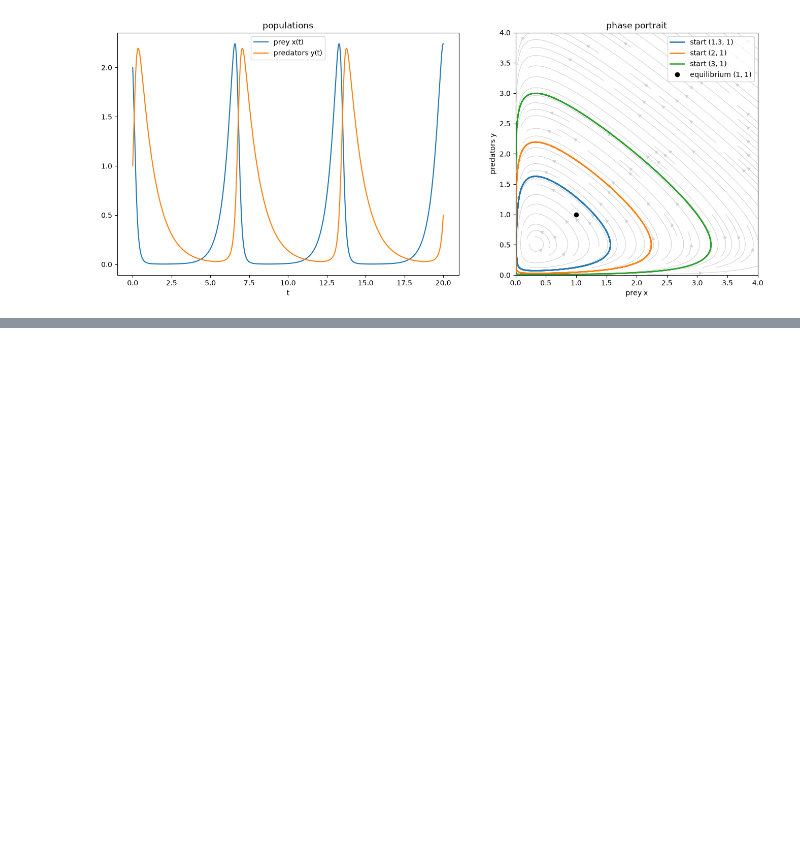
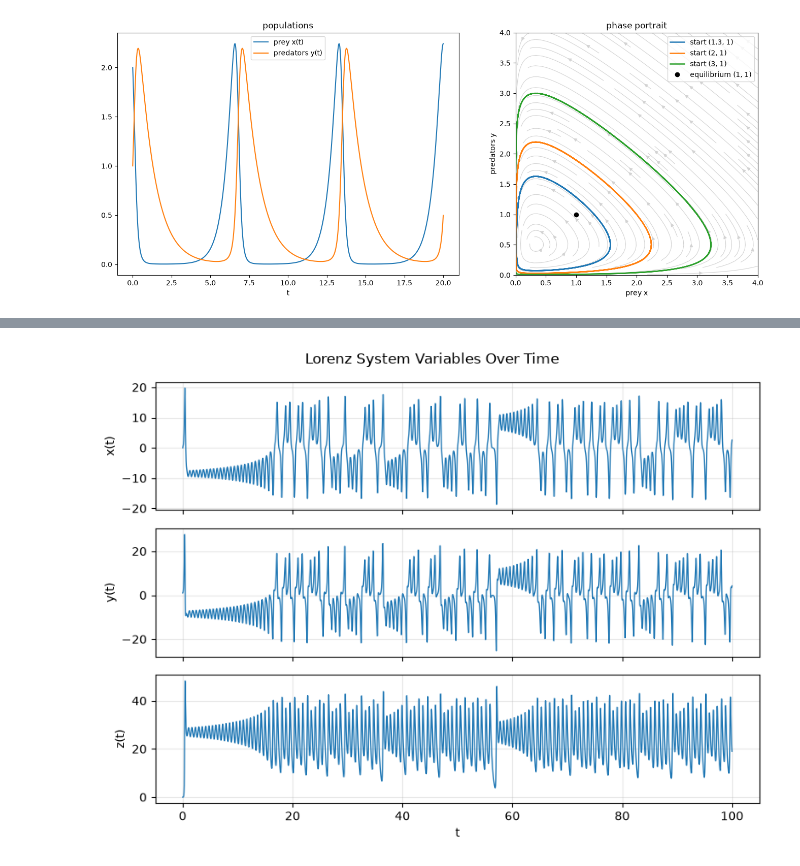
Before and after one commit to djkaleo/Math300Project2, a Jupyter notebook: Jupyter Notebook.ipynb, the cells around one changed output, grey strips where cells are left out. Drawn from its saved outputs; the diff is of its cells as text; code cells hidden in the pictures; blank space fills up the shorter version.

```diff
--- a/Jupyter Notebook.ipynb
+++ b/Jupyter Notebook.ipynb
@@ -38,0 +83,20 @@ plt.show()
+# %%
+tvals = np.linspace(0, 100, 5000)
+
+init = [1, 1, 1]
+sol = solve_ivp(fun=lorenz, t_span=(0, 100), y0=y0, t_eval=tvals, rtol=1e-9, atol=1e-12)
+
+fig, axes = plt.subplots(3, 1, figsize=(8, 6), sharex=True)
+
+labels = ["x(t)", "y(t)", "z(t)"]
+for i, ax in enumerate(axes):
+    ax.plot(sol.t, sol.y[i], lw=1.0)
+    ax.set_ylabel(labels[i])
+    ax.grid(True, alpha=0.3)
+
+axes[-1].set_xlabel("t")
+fig.suptitle("Lorenz System Variables Over Time")
+plt.tight_layout()
+plt.show()
+# %% [output]
+[figure, added]
```
Also changed, not shown: parts of 6 cells of this notebook.
